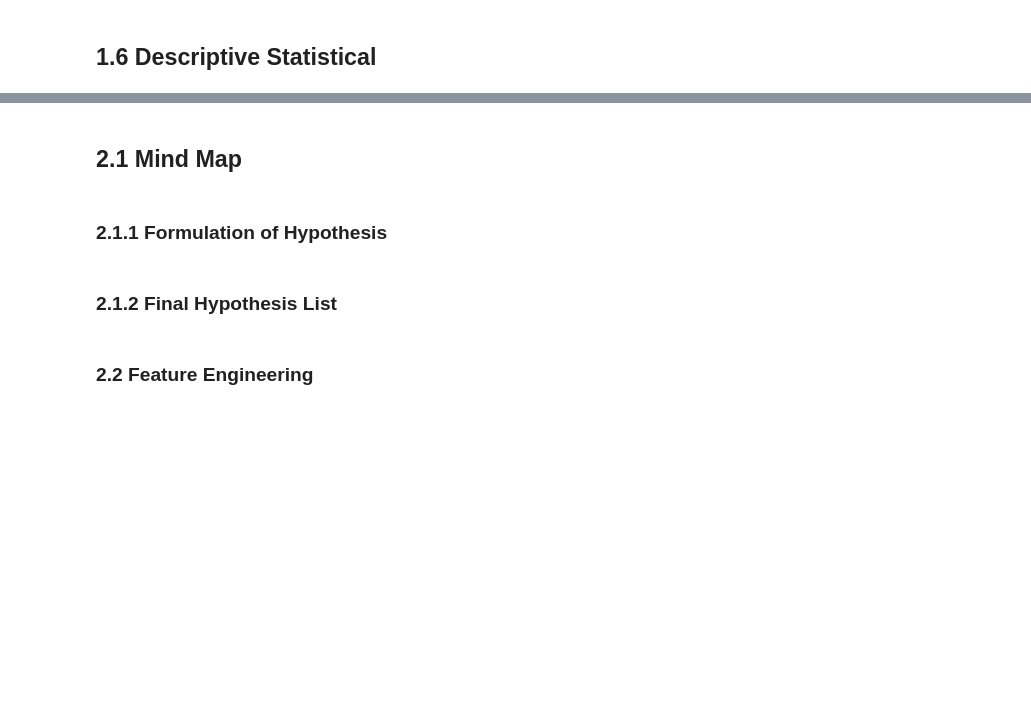
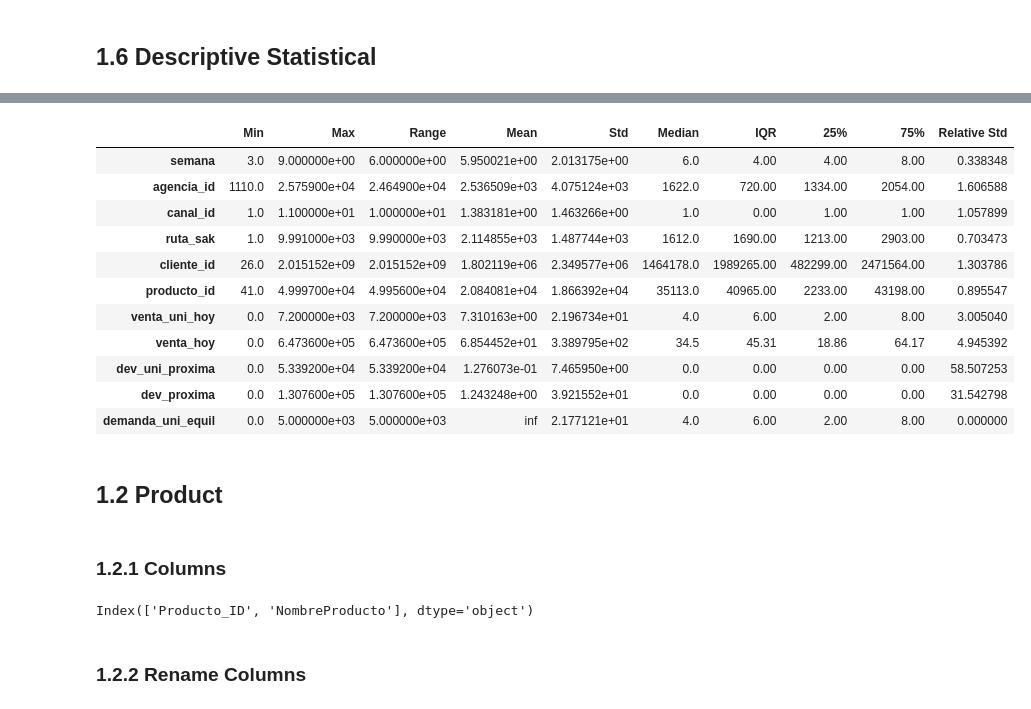
Before and after one commit to FabioCaffarello/Grupo-Bimbo-Inventory-Demand, a Jupyter notebook: 01-Notebooks/cycle01_Inventory_Demand.ipynb, the cells around one changed output, grey strips where cells are left out. Saved outputs shown, nothing was run; the diff lists cells and outputs as text; code cells hidden in the pictures; blank space fills up the shorter version.

```diff
--- a/01-Notebooks/cycle01_Inventory_Demand.ipynb
+++ b/01-Notebooks/cycle01_Inventory_Demand.ipynb
@@ -93,8 +81,7 @@ def statistical_summary(num_attributes):
 # %%
-%%time
 types = {'Semana':np.uint8, 'Agencia_ID':np.uint16, 'Canal_ID':np.uint8,
          'Ruta_SAK':np.uint16, 'Cliente_ID':np.uint32, 'Producto_ID':np.uint16,
-         'Demanda_uni_equil':np.uint32}
+         'Venta_uni_hoy':np.uint16,'Venta_hoy':np.float64,'Dev_uni_proxima':np.uint16,
+         'Dev_proxima':np.float64, 'Demanda_uni_equil':np.float16}
 
-data_train_raw = pd.read_csv('../00-Data/csv_data/train.csv', usecols=types.keys(), dtype=types)
-print(data_train_raw.info(memory_usage=True))
+data_train_raw = dd.read_csv('../00-Data/csv_data/train.csv', usecols=types.keys(), dtype=types)
@@ -237,3 +130,3 @@ data_town_state_raw.head()
 # %%
-df01 = data_train_raw.copy()
+df_train_01 = data_train_raw.copy()
 # %% [markdown]
@@ -335,8 +200,26 @@ df01['demanda_uni_equil'][df01['demanda_uni_equil'] > break_point].hist(bins=150
-# %% [markdown]
-## 2.1 Mind Map
-# %% [markdown]
-### 2.1.1 Formulation of Hypothesis
-# %% [markdown]
-### 2.1.2 Final Hypothesis List
-# %% [markdown]
-### 2.2 Feature Engineering
+# %%
+num_attributes = df_train_01.select_dtypes(exclude=['object'])
+# %%
+describe = num_attributes.describe().compute().T
+
+describe['Relative Std'] = describe['std'] / describe['mean']
+describe['range'] = describe['max'] - describe['min']
+describe['IQR'] = describe['75%'] - describe['25%']
+describe = describe[['min', 'max', 'range', 'mean','std', '50%', 'IQR', '25%', '75%', 'Relative Std']]
+describe.columns = ['Min', 'Max', 'Range', 'Mean', 'Std', 'Median', 'IQR', '25%', '75%', 'Relative Std']
+describe
+# %% [output]
+|  | Min | Max | Range | Mean | Std | Median | IQR | 25% | 75% | Relative Std |
+| semana | 3.0 | 9.000000e+00 | 6.000000e+00 | 5.950021e+00 | 2.013175e+00 | 6.0 | 4.00 | 4.00 | 8.00 | 0.338348 |
+| agencia_id | 1110.0 | 2.575900e+04 | 2.464900e+04 | 2.536509e+03 | 4.075124e+03 | 1622.0 | 720.00 | 1334.00 | 2054.00 | 1.606588 |
+| canal_id | 1.0 | 1.100000e+01 | 1.000000e+01 | 1.383181e+00 | 1.463266e+00 | 1.0 | 0.00 | 1.00 | 1.00 | 1.057899 |
+| ruta_sak | 1.0 | 9.991000e+03 | 9.990000e+03 | 2.114855e+03 | 1.487744e+03 | 1612.0 | 1690.00 | 1213.00 | 2903.00 | 0.703473 |
+| cliente_id | 26.0 | 2.015152e+09 | 2.015152e+09 | 1.802119e+06 | 2.349577e+06 | 1464178.0 | 1989265.00 | 482299.00 | 2471564.00 | 1.303786 |
+| producto_id | 41.0 | 4.999700e+04 | 4.995600e+04 | 2.084081e+04 | 1.866392e+04 | 35113.0 | 40965.00 | 2233.00 | 43198.00 | 0.895547 |
+| venta_uni_hoy | 0.0 | 7.200000e+03 | 7.200000e+03 | 7.310163e+00 | 2.196734e+01 | 4.0 | 6.00 | 2.00 | 8.00 | 3.005040 |
+| venta_hoy | 0.0 | 6.473600e+05 | 6.473600e+05 | 6.854452e+01 | 3.389795e+02 | 34.5 | 45.31 | 18.86 | 64.17 | 4.945392 |
+| dev_uni_proxima | 0.0 | 5.339200e+04 | 5.339200e+04 | 1.276073e-01 | 7.465950e+00 | 0.0 | 0.00 | 0.00 | 0.00 | 58.507253 |
+| dev_proxima | 0.0 | 1.307600e+05 | 1.307600e+05 | 1.243248e+00 | 3.921552e+01 | 0.0 | 0.00 | 0.00 | 0.00 | 31.542798 |
+| demanda_uni_equil | 0.0 | 5.000000e+03 | 5.000000e+03 | inf | 2.177121e+01 | 4.0 | 6.00 | 2.00 | 8.00 | 0.000000 |
+# %% [markdown]
+## 1.2 Product
@@ -342,0 +228,8 @@ df01['demanda_uni_equil'][df01['demanda_uni_equil'] > break_point].hist(bins=150
+# %% [markdown]
+### 1.2.1 Columns
+# %%
+df_producto_01.columns
+# %% [output]
+Index(['Producto_ID', 'NombreProducto'], dtype='object')
+# %% [markdown]
+### 1.2.2 Rename Columns
```
Also changed, not shown: parts of 104 cells of this notebook, 8 other files.
